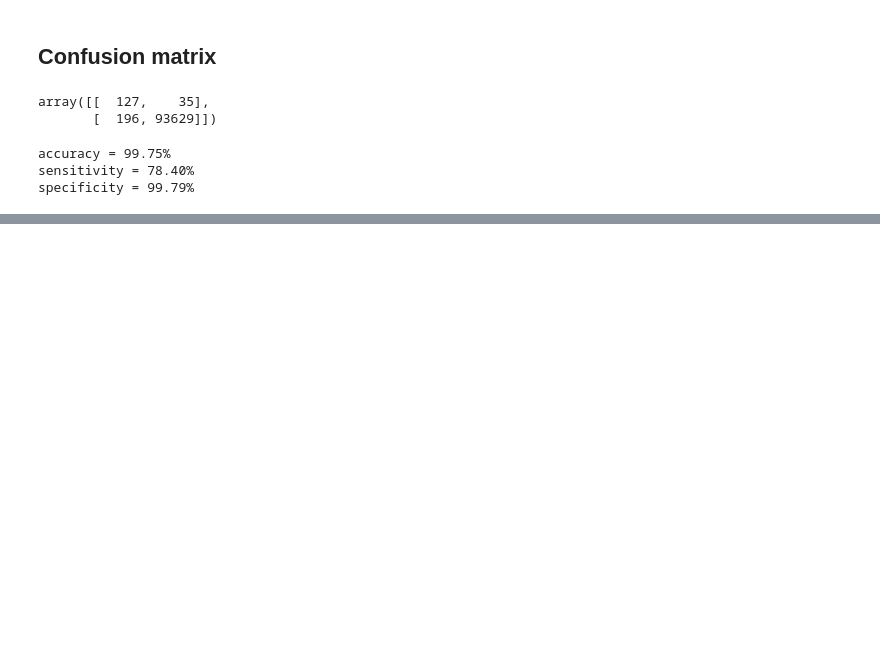
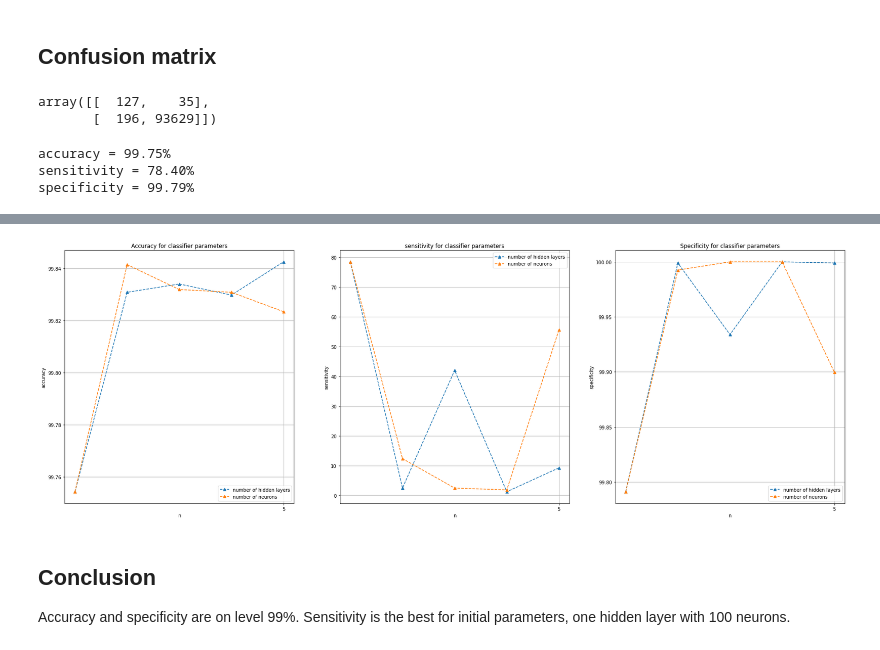
Before and after one commit to adamek195/class-imbalanced-data-creditcard-transaction, a Jupyter notebook: research/creditcard_mlp.ipynb, the cells around one changed output, grey strips where cells are left out. Drawn from its saved outputs; the diff is of its cells as text; code cells hidden in the pictures; blank space fills up the shorter version.

Commit message:
svm and mlp parameters

```diff
--- a/research/creditcard_mlp.ipynb
+++ b/research/creditcard_mlp.ipynb
@@ -87,0 +118,52 @@ specificity = 99.79%
+# %%
+statistics_hidden_layers = [] # 1 2 3 4 5
+statistics_n_neurons = [] # 100 200 300 400 500
+# %%
+common_range = range(1, 6, 1)
+
+for size in common_range:
+    # statistics hidden layers
+    mlp_evaluation(size, statistics_hidden_layers, hidden_layer_sizes=(100,)*size)
+    # statistics n neurons
+    mlp_evaluation(size, statistics_n_neurons, hidden_layer_sizes=(size*100,))
+# %%
+statistics_hidden_layers_df = pd.DataFrame(statistics_hidden_layers)
+statistics_hidden_layers_df.rename(columns={'name':'number of hidden layers'}, inplace=True)
+statistics_n_neurons_df = pd.DataFrame(statistics_n_neurons)
+statistics_n_neurons_df.rename(columns={'name':'number of neurons'}, inplace=True)
+grouped_stats_dfs = [statistics_hidden_layers_df, statistics_n_neurons_df]
+# %%
+import matplotlib.pyplot as plt
+import matplotlib.ticker as plticker
+
+plot_style = {"marker": '^', "linestyle": '--'}
+fig, axs = plt.subplots(1, 3, figsize=(30, 10))
+
+def plot_grouped_stats(ax, stats, stat_name):
+    ax.plot(common_range, stats[0][stat_name], label="number of hidden layers", **plot_style)
+    ax.plot(common_range, stats[1][stat_name], label="number of neurons", **plot_style)
+    ax.grid(b=True)
+    ax.legend()
+
+for i,stat_name in enumerate(["accuracy", "sensitivity", "specificity"]):
+    plot_grouped_stats(axs[i], grouped_stats_dfs, stat_name)
+
+axs[0].set(xlabel='n', ylabel='accuracy',
+        title='Accuracy for classifier parameters')
+axs[1].set(xlabel='n', ylabel='sensitivity',
+        title='sensitivity for classifier parameters')
+axs[2].set(xlabel='n', ylabel='specificity',
+        title='Specificity for classifier parameters')
+
+
+loc = plticker.MultipleLocator(base=5.0)
+for ax in axs:
+    ax.xaxis.set_major_locator(loc)
+
+plt.show()
+# %% [output]
+[figure, added]
+# %% [markdown]
+## Conclusion
+
+Accuracy and specificity are on level 99%. Sensitivity is the best for initial parameters, one hidden layer with 100 neurons.
```
Also changed, not shown: parts of 4 cells of this notebook, 1 other file.
